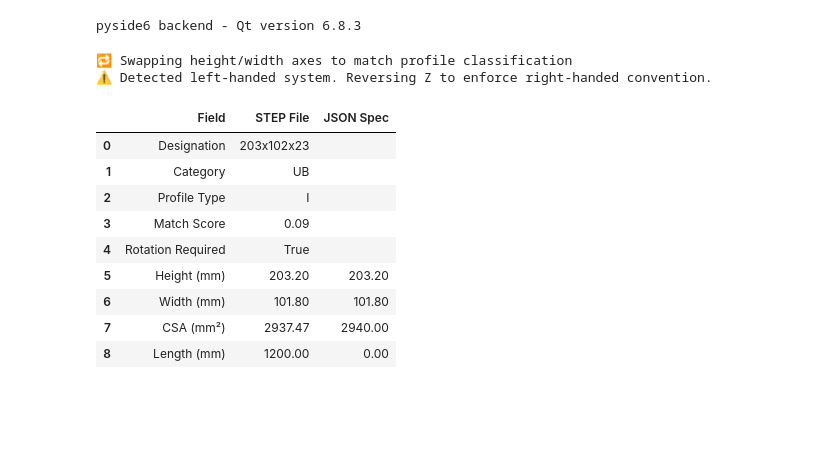
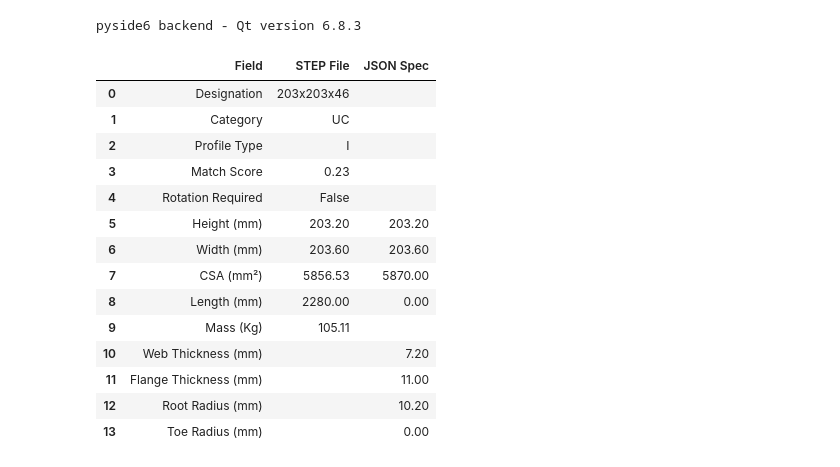
Before and after one commit to ukstevem/StepWrangling, a Jupyter notebook: notebooks/20250605.ipynb, the cells around one changed output. Saved outputs shown, nothing was run; the diff lists cells and outputs as text; code cells hidden in the pictures; blank space fills up the shorter version.

```diff
--- a/notebooks/20250605.ipynb
+++ b/notebooks/20250605.ipynb
@@ -320,13 +319,23 @@ def classify_profile(cs, json_path, tol_dim=1.0, tol_area=0.05):
                             "height": info["height"],
                             "width": info["width"],
                             "csa": info["csa"],
-                            "length": 0
+                            "length": 0,
+                            "Mass": info.get("mass", 0.0)*cs["length"]/1000,
+                            "web_thickness": info.get("web_thickness", 0.0),
+                            "flange_thickness": info.get("flange_thickness", 0.0),
+                            "root_radius": info.get("root_radius", 0.0),
+                            "toe_radius":  info.get("toe_radius", 0.0)
                         },
                         "STEP": {
                             "height": height,
                             "width": width,
                             "area": cs["area"],
-                            "length": info.get("length", cs["length"])
+                            "length": info.get("length", cs["length"]),
+                            "mass": info.get("mass", 0.0)*cs["length"]/1000,
+                            "web_thickness": info.get("web_thickness", 0.0),
+                            "flange_thickness": info.get("flange_thickness", 0.0),
+                            "root_radius": info.get("root_radius", 0.0),
+                            "toe_radius":  info.get("toe_radius", 0.0)
                         }
                     }
         return best, best_score
@@ -334,6 +343,11 @@ def classify_profile(cs, json_path, tol_dim=1.0, tol_area=0.05):
     # Try both normal and swapped width/height
     original, score1 = try_match(cs["span_web"], cs["span_flange"])
     swapped, score2  = try_match(cs["span_flange"], cs["span_web"])
+
+    header_dict = {
+
+
+    }
 
     if original and (not swapped or score1 <= score2):
         original["Requires_rotation"] = False
@@ -358,7 +372,8 @@ def print_result_table(result, precision=2):
     data = {
         "Field": [
             "Designation", "Category", "Profile Type", "Match Score", "Rotation Required",
-            "Height (mm)", "Width (mm)", "CSA (mm²)", "Length (mm)"
+            "Height (mm)", "Width (mm)", "CSA (mm²)", "Length (mm)", "Mass (Kg)",
+            "Web Thickness (mm)", "Flange Thickness (mm)", "Root Radius (mm)", "Toe Radius (mm)"
         ],
         "STEP File": [
             result["Designation"],
@@ -369,14 +384,21 @@ def print_result_table(result, precision=2):
             f"{step_vals['height']:.2f}",
             f"{step_vals['width']:.2f}",
             f"{step_vals['area']:.2f}",
-            f"{step_vals['length']:.2f}"
+            f"{step_vals['length']:.2f}",
+            f"{step_vals['mass']:.2f}",
+            "","","",""
         ],
         "JSON Spec": [
             "", "", "", "", "",
             f"{json_vals['height']:.2f}",
             f"{json_vals['width']:.2f}",
             f"{json_vals['csa']:.2f}",
-            f"{json_vals['length']:.2f}"
+            f"{json_vals['length']:.2f}",
+            "",
+            f"{json_vals['web_thickness']:.2f}",
+            f"{json_vals['flange_thickness']:.2f}",
+            f"{json_vals['root_radius']:.2f}",
+            f"{json_vals['toe_radius']:.2f}"
         ]
     }
 
@@ -576,8 +598,8 @@ def make_reference_box_at_origin(extents, color="YELLOW"):
 # %%
 if __name__ == "__main__":
 
-    # step_path = "../data/0444-1 ANGLED.step"
-    step_path = "../data/ncTest.step"
+    step_path = "../data/0444-1 ANGLED.step"
+    # step_path = "../data/ncTest.step"
     # step_path = "../data/TestEA.step"
     # step_path = "../data/TestEAMirror.step"
     # step_path = "../data/TestUEA.step"
@@ -651,42 +673,45 @@ if __name__ == "__main__":
         aligned_dir_z
     )
 
     obb_final = compute_obb_geometry(aligned_shape)
     final_dir_x = obb_final["aligned_dir_x"]
     final_dir_y = obb_final["aligned_dir_y"]
     final_dir_z = obb_final["aligned_dir_z"]
 
     # STEP 8.5 - rcreate final location frame for use in hole positioning
     dstv_frame = gp_Ax3(
         gp_Pnt(0, 0, 0),
         gp_Dir(final_dir_z.XYZ()),  # Z as main (Y axis of DSTV)
         gp_Dir(final_dir_x.XYZ())   # X as length axis
     )
 
     # STEP 9: Visual debugging — origin and axes
     origin_marker = make_origin_marker(gp_Pnt(0, 0, 0))
     arrow_x = make_arrow(gp_Pnt(0, 0, 0), final_dir_x)  # X = length
     arrow_y = make_arrow(gp_Pnt(0, 0, 0), final_dir_y)  # Y = height
     arrow_z = make_arrow(gp_Pnt(0, 0, 0), final_dir_z)  # Z = width
 
     visualize(origin_marker, viewer, color="RED")
     visualize(arrow_x, viewer, color="RED")
     visualize(arrow_y, viewer, color="GREEN")
     visualize(arrow_z, viewer, color="BLUE")
     visualize(aligned_shape, viewer, color="PSS_DARK_BLUE")
 
     print_result_table(profile_match)
 # %% [output]
-🔁 Swapping height/width axes to match profile classification
-⚠️ Detected left-handed system. Reversing Z to enforce right-handed convention.
 |  | Field | STEP File | JSON Spec |
-| 0 | Designation | 203x102x23 |  |
-| 1 | Category | UB |  |
+| 0 | Designation | 203x203x46 |  |
+| 1 | Category | UC |  |
 | 2 | Profile Type | I |  |
-| 3 | Match Score | 0.09 |  |
-| 4 | Rotation Required | True |  |
+| 3 | Match Score | 0.23 |  |
+| 4 | Rotation Required | False |  |
 | 5 | Height (mm) | 203.20 | 203.20 |
-| 6 | Width (mm) | 101.80 | 101.80 |
-| 7 | CSA (mm²) | 2937.47 | 2940.00 |
-| 8 | Length (mm) | 1200.00 | 0.00 |
+| 6 | Width (mm) | 203.60 | 203.60 |
+| 7 | CSA (mm²) | 5856.53 | 5870.00 |
+| 8 | Length (mm) | 2280.00 | 0.00 |
+| 9 | Mass (Kg) | 105.11 |  |
+| 10 | Web Thickness (mm) |  | 7.20 |
+| 11 | Flange Thickness (mm) |  | 11.00 |
+| 12 | Root Radius (mm) |  | 10.20 |
+| 13 | Toe Radius (mm) |  | 0.00 |
 # %%
```
Also changed, not shown: parts of 11 cells of this notebook.
